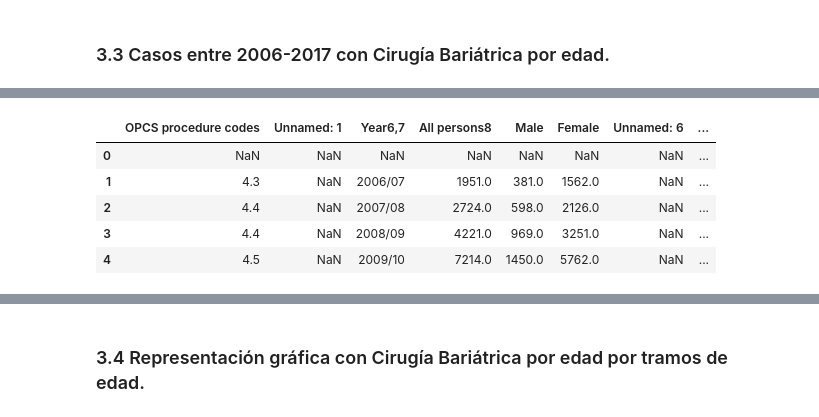
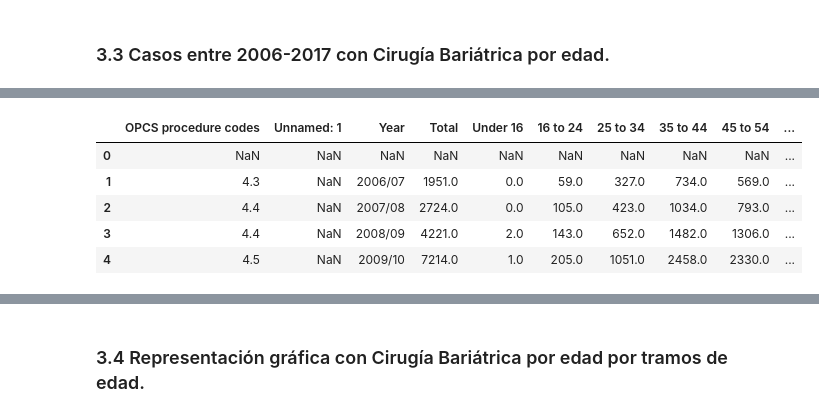
Before and after one commit to SergioME/TFM, a Jupyter notebook: 2_Estudio_UK.ipynb, the cells around one changed output, grey strips where cells are left out. Saved outputs shown, nothing was run; the diff lists cells and outputs as text; code cells hidden in the pictures.

```diff
--- a/2_Estudio_UK.ipynb
+++ b/2_Estudio_UK.ipynb
@@ -442,6 +442,6 @@ plt.show()
 # %% [markdown]
 ### 3.3 Casos entre 2006-2017 con Cirugía Bariátrica por edad.
 # %%
-age_1_3 = pd.read_excel(dataset, sheet_name = 11 , skiprows=7 , skip_footer=14)
+age_1_3 = pd.read_excel(dataset, sheet_name = 12 , skiprows=7 , skip_footer=14)
 age_1_3.head(12)
 # %% [output]
@@ -461,11 +461,11 @@ age_1_3.head(12)
 # %%
-age_total_1_3= age_1_3.rename(columns={"Year4":"Year", "All ages5":"Total"})
+age_total_1_3= age_1_3.rename(columns={"Year6,7":"Year", "All ages8":"Total"})
 age_total_1_3.head()
 # %% [output]
-|  | OPCS procedure codes | Unnamed: 1 | Year6,7 | All persons8 | Male | Female | Unnamed: 6 | ... |
-| 0 | NaN | NaN | NaN | NaN | NaN | NaN | NaN | ... |
-| 1 | 4.3 | NaN | 2006/07 | 1951.0 | 381.0 | 1562.0 | NaN | ... |
-| 2 | 4.4 | NaN | 2007/08 | 2724.0 | 598.0 | 2126.0 | NaN | ... |
-| 3 | 4.4 | NaN | 2008/09 | 4221.0 | 969.0 | 3251.0 | NaN | ... |
-| 4 | 4.5 | NaN | 2009/10 | 7214.0 | 1450.0 | 5762.0 | NaN | ... |
+|  | OPCS procedure codes | Unnamed: 1 | Year | Total | Under 16 | 16 to 24 | 25 to 34 | 35 to 44 | 45 to 54 | ... |
+| 0 | NaN | NaN | NaN | NaN | NaN | NaN | NaN | NaN | NaN | ... |
+| 1 | 4.3 | NaN | 2006/07 | 1951.0 | 0.0 | 59.0 | 327.0 | 734.0 | 569.0 | ... |
+| 2 | 4.4 | NaN | 2007/08 | 2724.0 | 0.0 | 105.0 | 423.0 | 1034.0 | 793.0 | ... |
+| 3 | 4.4 | NaN | 2008/09 | 4221.0 | 2.0 | 143.0 | 652.0 | 1482.0 | 1306.0 | ... |
+| 4 | 4.5 | NaN | 2009/10 | 7214.0 | 1.0 | 205.0 | 1051.0 | 2458.0 | 2330.0 | ... |
 # %%
```
Also changed, not shown: parts of 5 cells of this notebook, 6 other files.
